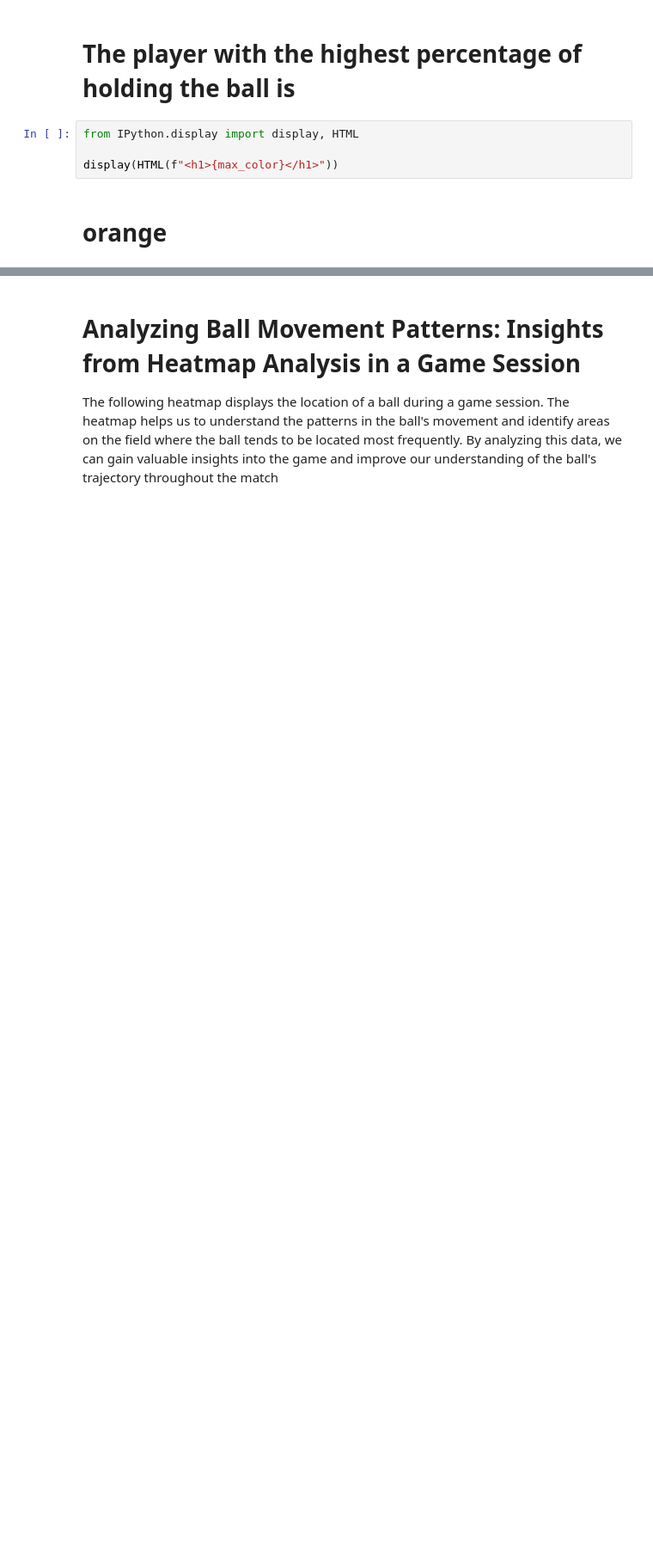
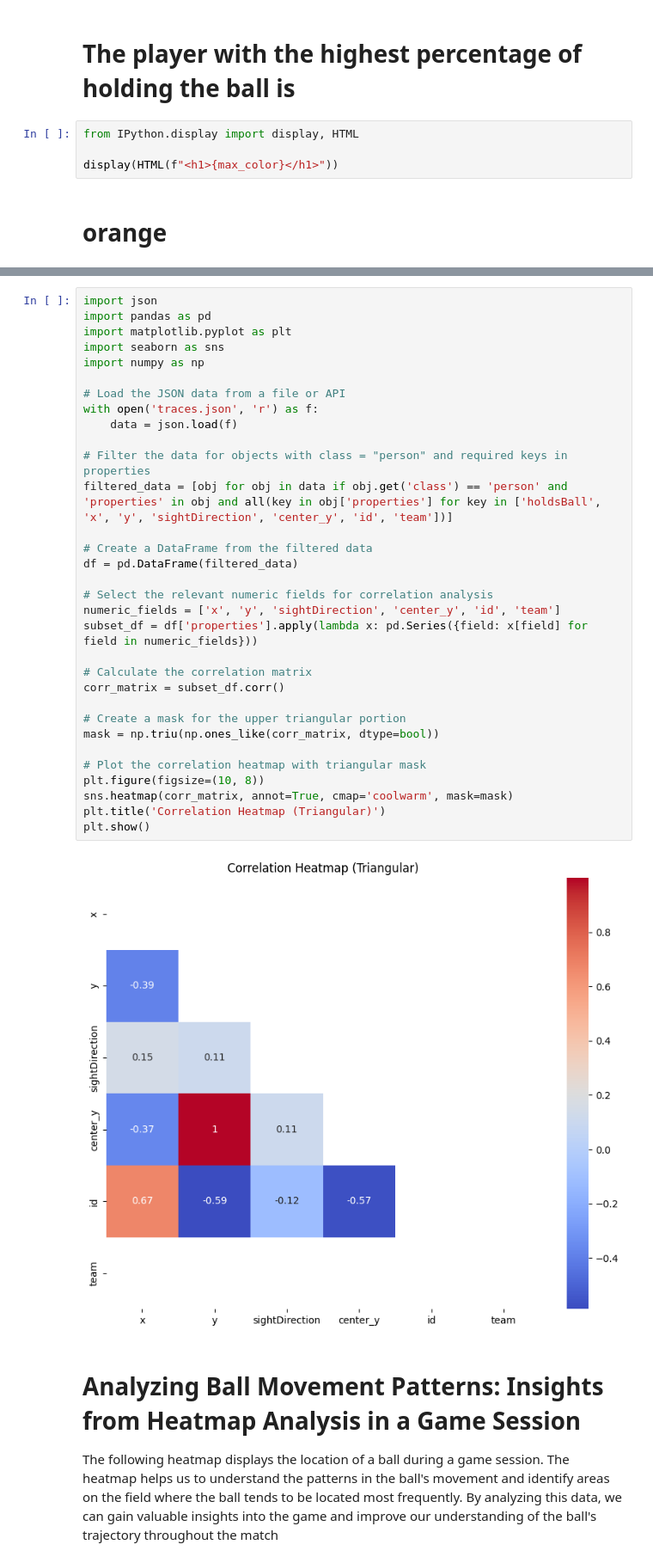
Before and after one commit to yuvalBerghaus/Data_Analysis, a Jupyter notebook: sense_eye_analysis.ipynb, the cells around one changed output, grey strips where cells are left out. Shown at 86% size. Saved outputs shown, nothing was run; the diff lists cells and outputs as text; blank space fills up the shorter version.

```diff
--- a/sense_eye_analysis.ipynb
+++ b/sense_eye_analysis.ipynb
@@ -117,3 +112,37 @@ orange
+# %%
+import json
+import pandas as pd
+import matplotlib.pyplot as plt
+import seaborn as sns
+import numpy as np
+
+# Load the JSON data from a file or API
+with open('traces.json', 'r') as f:
+    data = json.load(f)
+
+# Filter the data for objects with class = "person" and required keys in properties
+filtered_data = [obj for obj in data if obj.get('class') == 'person' and 'properties' in obj and all(key in obj['properties'] for key in ['holdsBall', 'x', 'y', 'sightDirection', 'center_y', 'id', 'team'])]
+
+# Create a DataFrame from the filtered data
+df = pd.DataFrame(filtered_data)
+
+# Select the relevant numeric fields for correlation analysis
+numeric_fields = ['x', 'y', 'sightDirection', 'center_y', 'id', 'team']
+subset_df = df['properties'].apply(lambda x: pd.Series({field: x[field] for field in numeric_fields}))
+
+# Calculate the correlation matrix
+corr_matrix = subset_df.corr()
+
+# Create a mask for the upper triangular portion
+mask = np.triu(np.ones_like(corr_matrix, dtype=bool))
+
+# Plot the correlation heatmap with triangular mask
+plt.figure(figsize=(10, 8))
+sns.heatmap(corr_matrix, annot=True, cmap='coolwarm', mask=mask)
+plt.title('Correlation Heatmap (Triangular)')
+plt.show()
+# %% [output]
+[figure, added]
 # %% [markdown]
 # Analyzing Ball Movement Patterns: Insights from Heatmap Analysis in a Game Session
 The following heatmap displays the location of a ball during a game session. The heatmap helps us to understand the patterns in the ball's movement and identify areas on the field where the ball tends to be located most frequently. By analyzing this data, we can gain valuable insights into the game and improve our understanding of the ball's trajectory throughout the match
```
Also changed, not shown: parts of 9 cells of this notebook.
